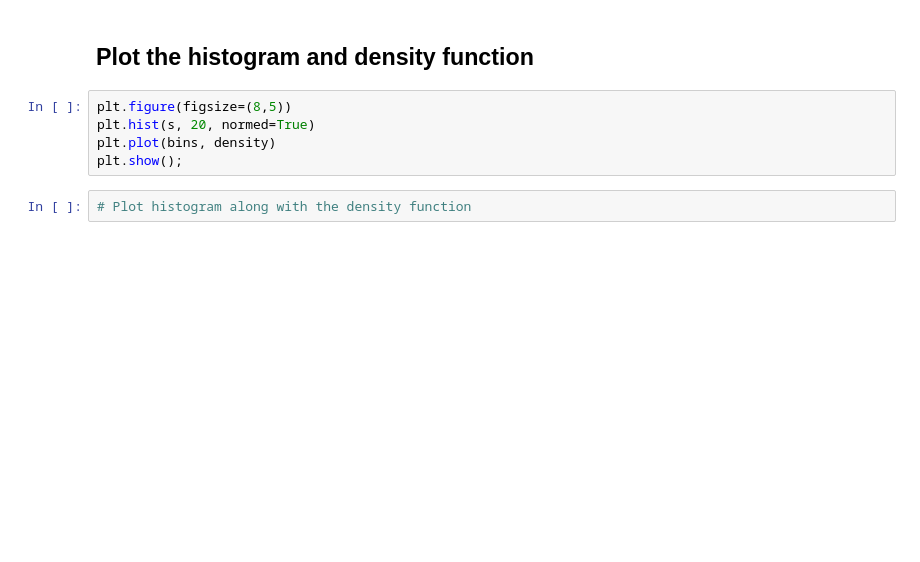
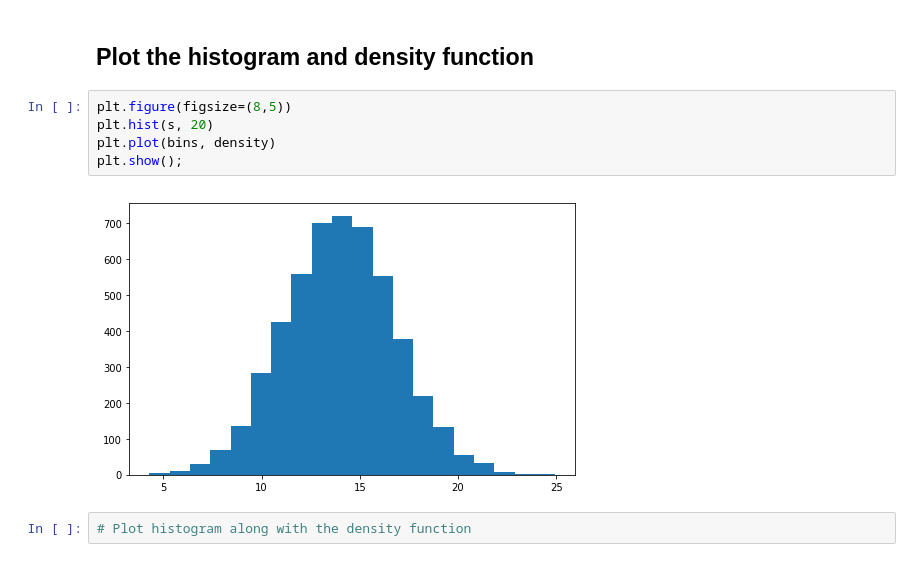
Before and after one commit to cjriggio/dsc-normal-distribution-lab-nyc-ds-career-042219, a Jupyter notebook: index.ipynb, the cells around one changed output. Saved outputs shown, nothing was run; the diff lists cells and outputs as text; blank space fills up the shorter version.

```diff
--- a/index.ipynb
+++ b/index.ipynb
@@ -59,9 +59,11 @@ density
 ## Plot the histogram and density function
 # %%
 plt.figure(figsize=(8,5))
-plt.hist(s, 20, normed=True)
+plt.hist(s, 20)
 plt.plot(bins, density)
 plt.show();
+# %% [output]
+[figure, added]
 # %%
 # Plot histogram along with the density function
 # %% [output]
```
